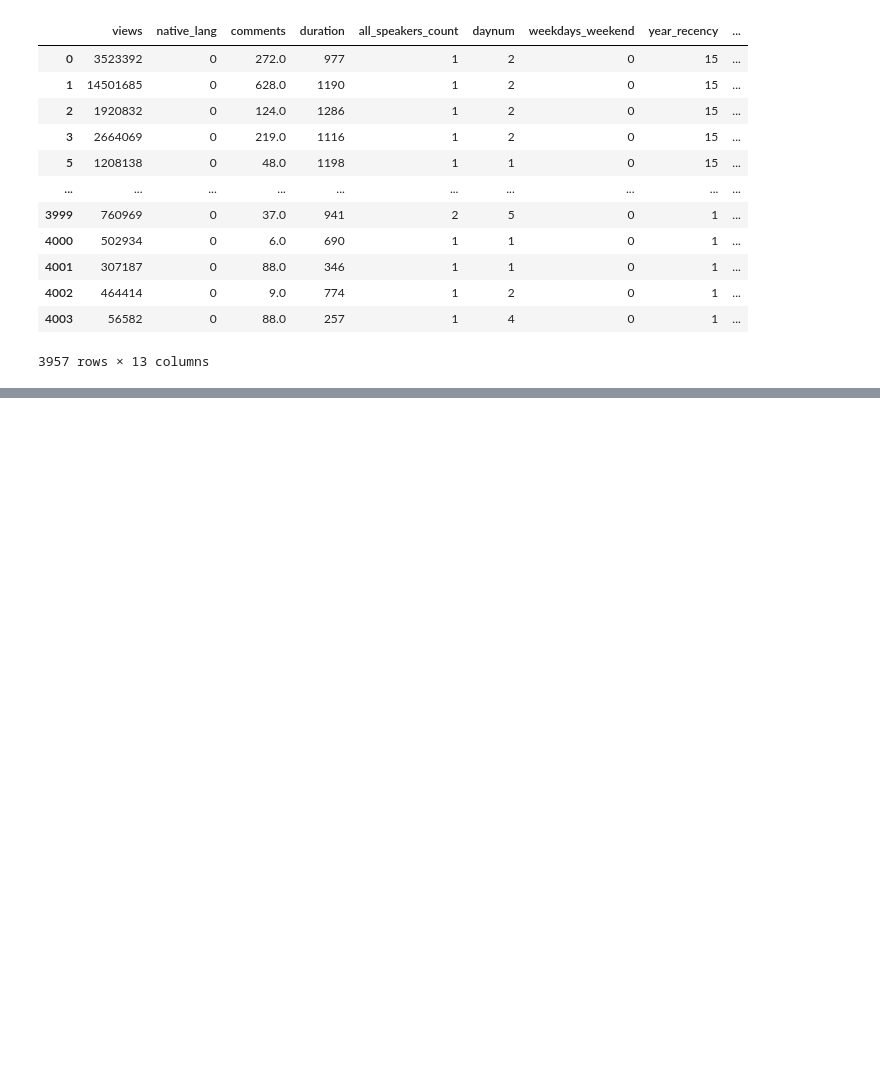
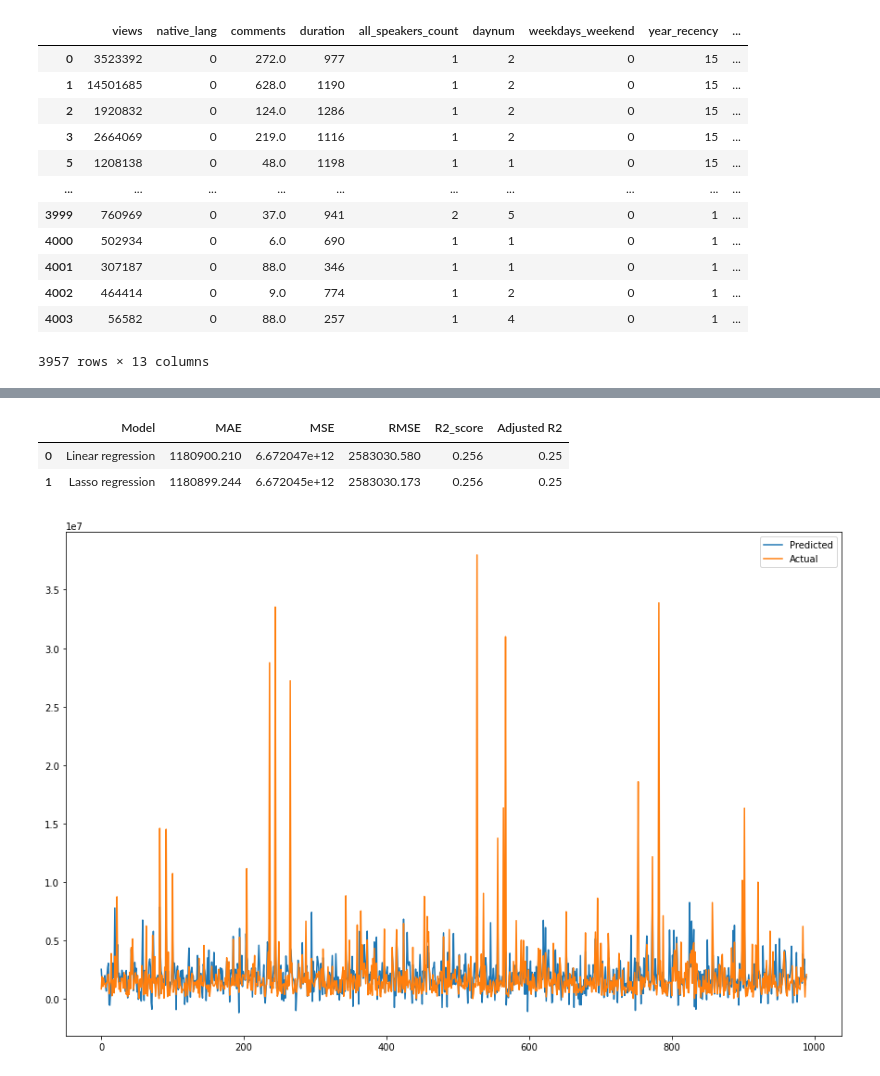
Before and after one commit to Keshav1506/Ted-Talks-views-Prediction-Model, a Jupyter notebook: Ted_Talk_Prediction.ipynb, the cells around one changed output, grey strips where cells are left out. Cells and saved outputs as stored; diff of their text form; code cells hidden in the pictures; blank space fills up the shorter version.

```diff
--- a/Ted_Talk_Prediction.ipynb
+++ b/Ted_Talk_Prediction.ipynb
@@ -241,0 +407,4 @@ Ted_talks
+# %%
+#get the X_train and X-test value
+y_pred_train_lasso=lasso.predict(X_train)
+y_pred_test_lasso=lasso.predict(X_test)
@@ -241,0 +489,15 @@ Ted_talks
+# %%
+test_df
+# %% [output]
+|  | Model | MAE | MSE | RMSE | R2_score | Adjusted R2 |
+| 0 | Linear regression | 1180900.210 | 6.672047e+12 | 2583030.580 | 0.256 | 0.25 |
+| 1 | Lasso regression | 1180899.244 | 6.672045e+12 | 2583030.173 | 0.256 | 0.25 |
+# %%
+#Plot the figure
+plt.figure(figsize=(15,10))
+plt.plot(np.array(y_pred_test_lasso))
+plt.plot(np.array((y_test)))
+plt.legend(["Predicted","Actual"])
+plt.show()
+# %% [output]
+[figure, added]
```
Also changed, not shown: parts of 58 cells of this notebook.
